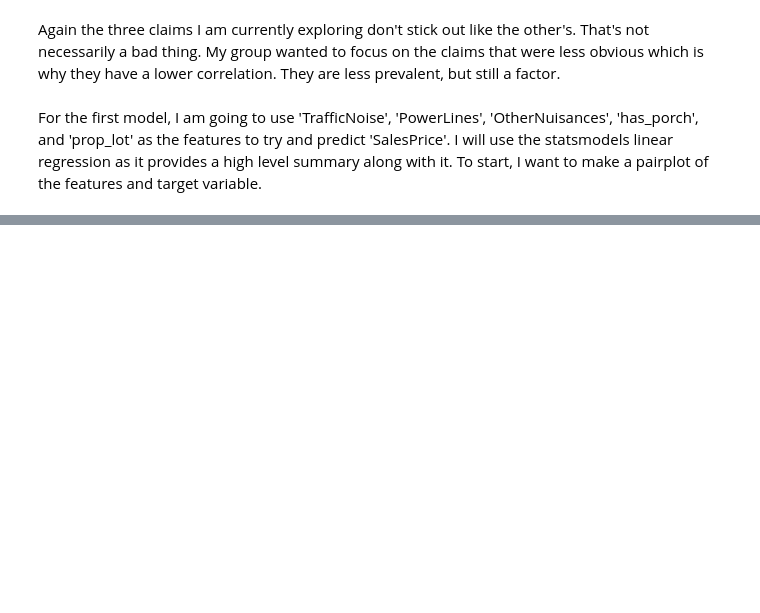
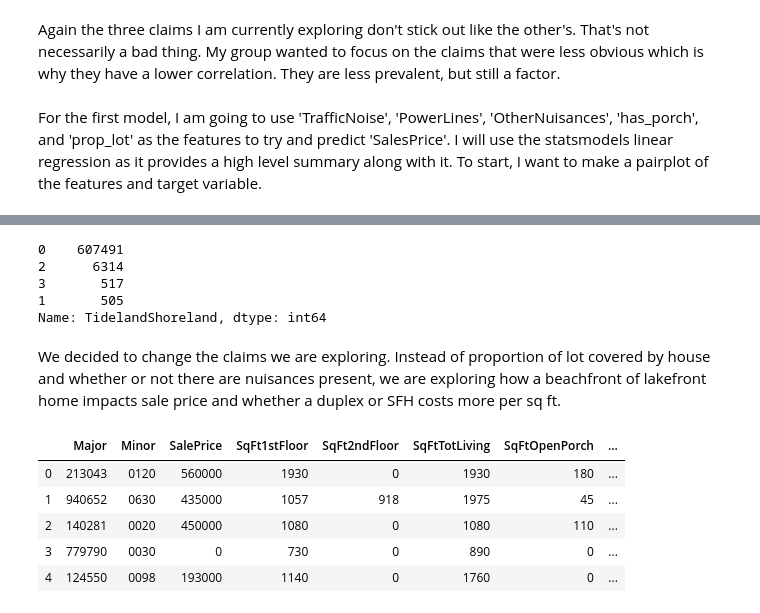
Before and after one commit to KarimOliver/mod_2_flatiron_project, a Jupyter notebook: notebooks/exploratory/02_mc_exploratory_data_analysis.ipynb, the cells around one changed output, grey strips where cells are left out. Drawn from its saved outputs; the diff is of its cells as text; code cells hidden in the pictures; blank space fills up the shorter version.

```diff
--- a/notebooks/exploratory/02_mc_exploratory_data_analysis.ipynb
+++ b/notebooks/exploratory/02_mc_exploratory_data_analysis.ipynb
@@ -393,0 +437,10 @@ KeyboardInterrupt:
+# %%
+p_df['TidelandShoreland'].value_counts()
+# %% [output]
+0    607491
+2      6314
+3       517
+1       505
+Name: TidelandShoreland, dtype: int64
+# %% [markdown]
+We decided to change the claims we are exploring. Instead of proportion of lot covered by house and whether or not there are nuisances present, we are exploring how a beachfront of lakefront home impacts sale price and whether a duplex or SFH costs more per sq ft.
@@ -393,0 +449,9 @@ KeyboardInterrupt:
+# %%
+df.head()
+# %% [output]
+|  | Major | Minor | SalePrice | SqFt1stFloor | SqFt2ndFloor | SqFtTotLiving | SqFtOpenPorch | ... |
+| 0 | 213043 | 0120 | 560000 | 1930 | 0 | 1930 | 180 | ... |
+| 1 | 940652 | 0630 | 435000 | 1057 | 918 | 1975 | 45 | ... |
+| 2 | 140281 | 0020 | 450000 | 1080 | 0 | 1080 | 110 | ... |
+| 3 | 779790 | 0030 | 0 | 730 | 0 | 890 | 0 | ... |
+| 4 | 124550 | 0098 | 193000 | 1140 | 0 | 1760 | 0 | ... |
```
Also changed, not shown: parts of 31 cells of this notebook, 2 other files.
